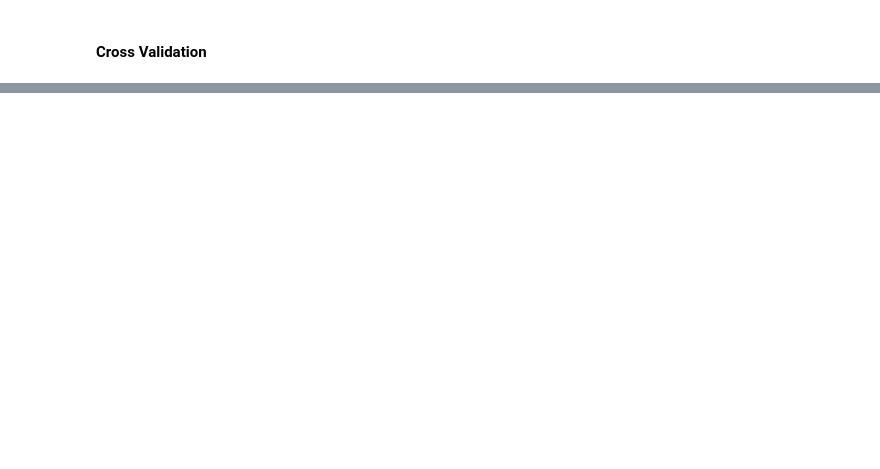
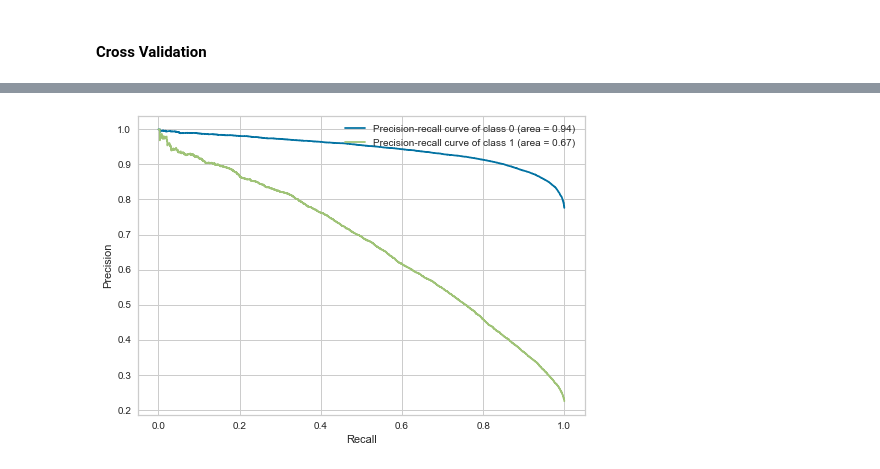
Before and after one commit to AlbaFernandezCor/Classification-wheatherAUS-dataset, a Jupyter notebook: practica2_v29_10.ipynb, the cells around one changed output, grey strips where cells are left out. Cells and saved outputs as stored; diff of their text form; code cells hidden in the pictures; blank space fills up the shorter version.

```diff
--- a/practica2_v29_10.ipynb
+++ b/practica2_v29_10.ipynb
@@ -526,0 +578,21 @@ Time taken : 0.19604253768920898
+# %%
+from sklearn.metrics import precision_recall_curve, auc
+# Compute Precision-Recall and plot curve
+precision = {}
+recall = {}
+average_precision = {}
+plt.figure()
+
+probs = logreg.predict_proba(x_test[llista])
+
+for i in range(2):
+    precision[i], recall[i], _ = precision_recall_curve(y_test == i, probs[:, i])
+    average_precision[i] = average_precision_score(y_test == i, probs[:, i])
+    plt.plot(recall[i], precision[i],
+    label='Precision-recall curve of class {0} (area = {1:0.2f})'
+                           ''.format(i, average_precision[i]))
+    plt.xlabel('Recall')
+    plt.ylabel('Precision')
+    plt.legend(loc="upper right")
+# %% [output]
+[figure, added]
```
Also changed, not shown: parts of 19 cells of this notebook.
